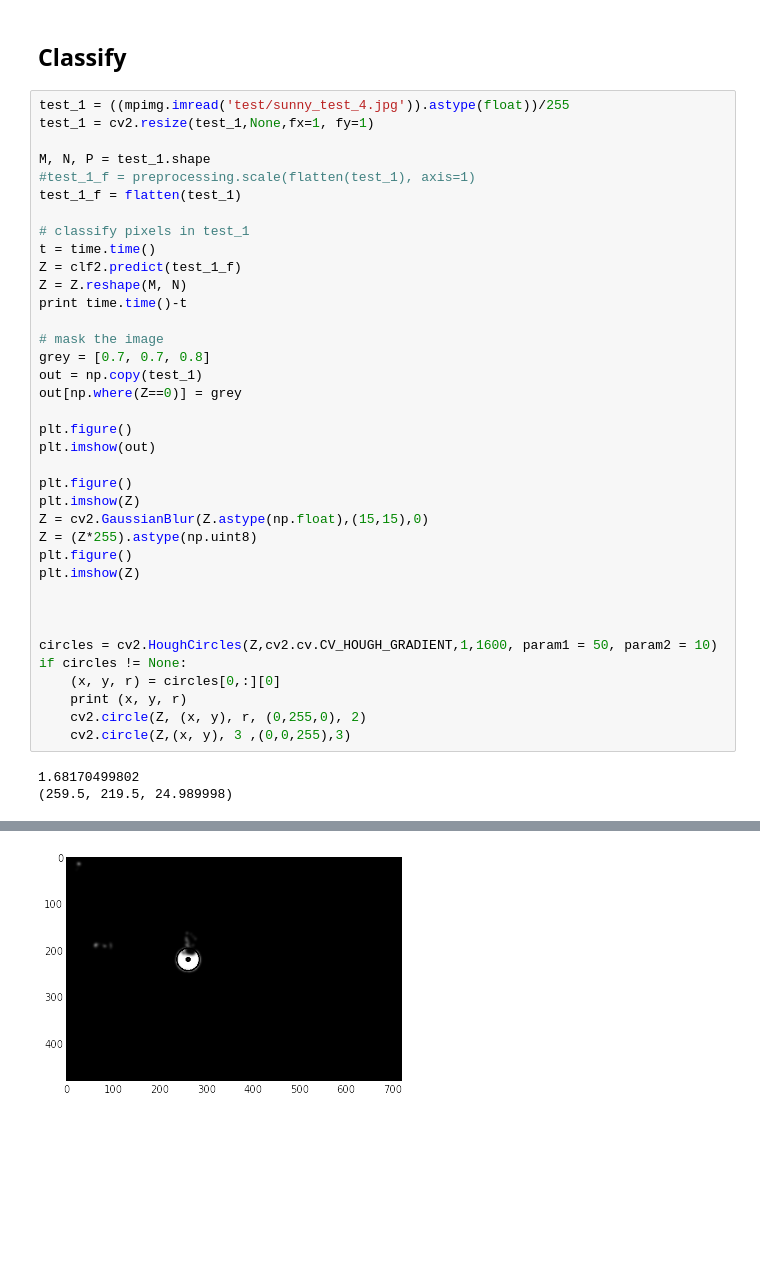
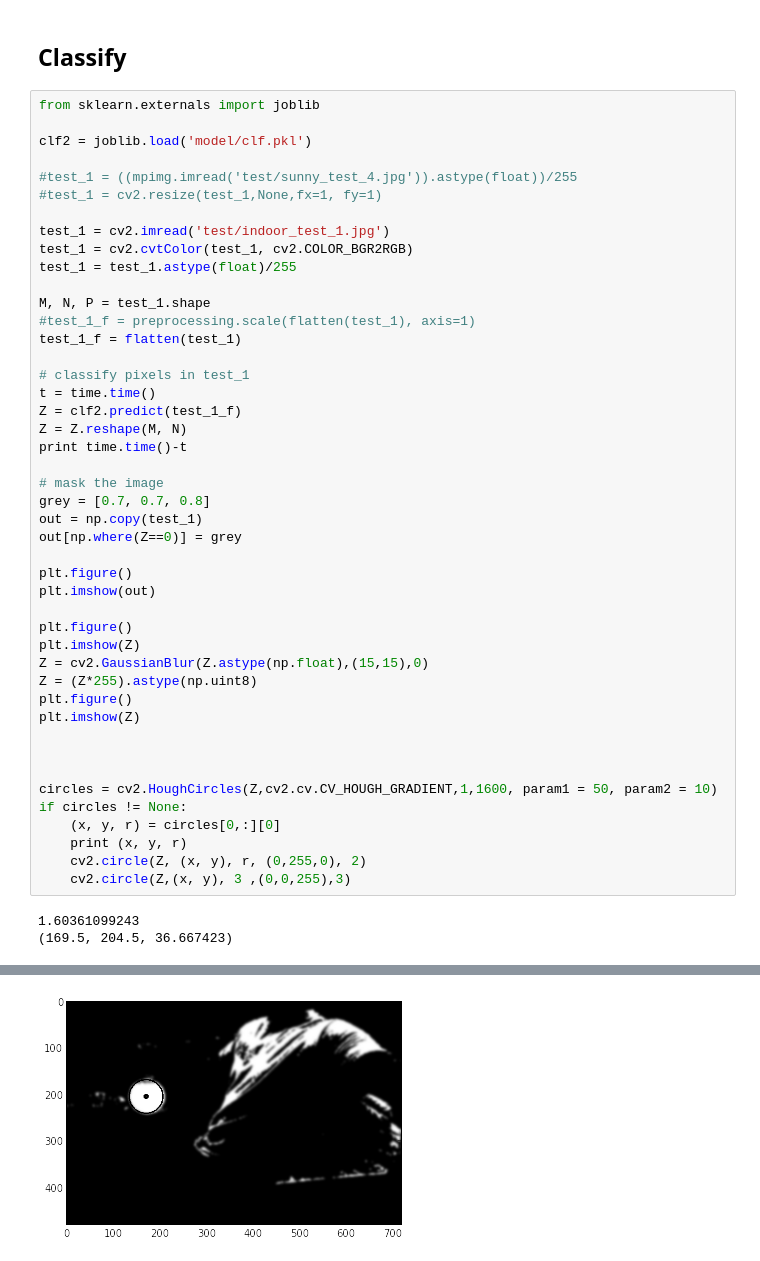
Before and after one commit to agola11/binocular-stereo-vision-uavs, a Jupyter notebook: ball_tracker/svm/svm_test.ipynb, the cells around one changed output, grey strips where cells are left out. Drawn from its saved outputs; the diff is of its cells as text; blank space fills up the shorter version.

```diff
--- a/ball_tracker/svm/svm_test.ipynb
+++ b/ball_tracker/svm/svm_test.ipynb
@@ -171,8 +171,16 @@ clf3 = svm.SVC(C=C, kernel='linear', gamma=gamma).fit(X, y)
 # %% [markdown]
 ## Classify
 # %%
-test_1 = ((mpimg.imread('test/sunny_test_4.jpg')).astype(float))/255
-test_1 = cv2.resize(test_1,None,fx=1, fy=1)
+from sklearn.externals import joblib
+
+clf2 = joblib.load('model/clf.pkl')
+
+#test_1 = ((mpimg.imread('test/sunny_test_4.jpg')).astype(float))/255
+#test_1 = cv2.resize(test_1,None,fx=1, fy=1)
+
+test_1 = cv2.imread('test/indoor_test_1.jpg')
+test_1 = cv2.cvtColor(test_1, cv2.COLOR_BGR2RGB)
+test_1 = test_1.astype(float)/255
 
 M, N, P = test_1.shape
 #test_1_f = preprocessing.scale(flatten(test_1), axis=1)
@@ -208,5 +216,5 @@ if circles != None:
     cv2.circle(Z, (x, y), r, (0,255,0), 2)
     cv2.circle(Z,(x, y), 3 ,(0,0,255),3)
 # %% [output]
-1.68170499802
-(259.5, 219.5, 24.989998)
+1.60361099243
+(169.5, 204.5, 36.667423)
@@ -215 +223 @@ if circles != None:
-[figure, old version]
+[figure, new version]
```
Also changed, not shown: parts of 1 cell of this notebook, 18 other files.
